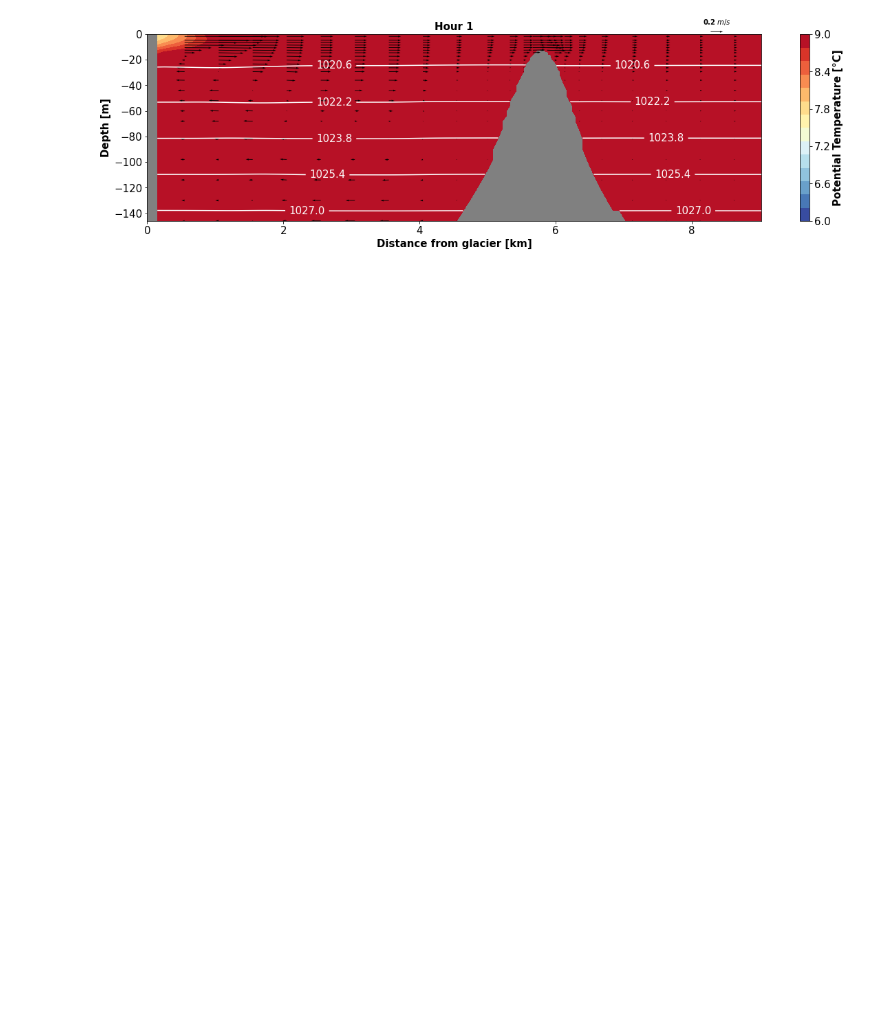
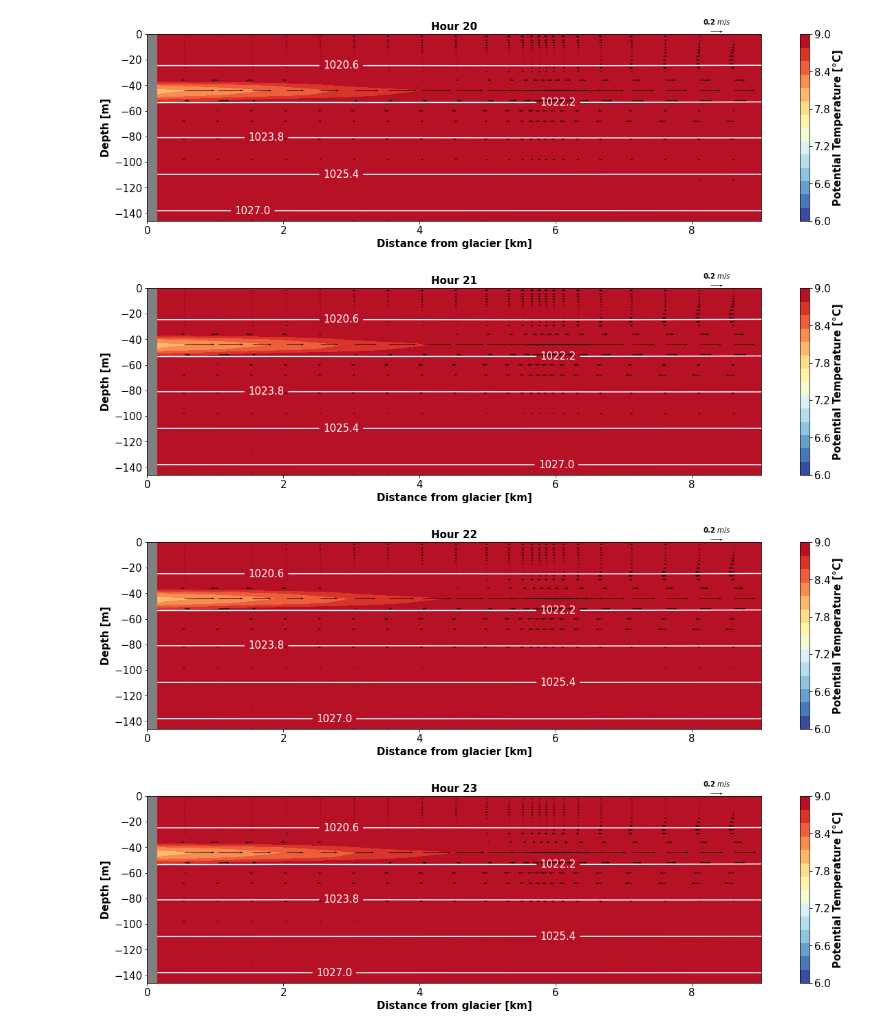
Before and after one commit to weiyangbao/Jupyter-Iceplume, a Jupyter notebook: AlongFjord_Shelf.ipynb, the cells around one changed output. Cells and saved outputs as stored; diff of their text form; code cells hidden in the pictures; blank space fills up the shorter version.

```diff
--- a/AlongFjord_Shelf.ipynb
+++ b/AlongFjord_Shelf.ipynb
@@ -5,8 +5,9 @@ import matplotlib.pyplot as plt
 import gsw
 import os
 # %%
-sd = 2 # Sill depth
-file = xr.open_dataset('/Users/weiyangbao/Documents/Model_outputs/qf350/state_' + str(format(sd,'03d')) + '.nc')
+sd = 150 # Sill depth
+#/Users/weiyangbao/Documents/Model_outputs/qf350/state_
+file = xr.open_dataset('/Volumes/Extreme SSD/MITgcm outputs/qf070/state_' + str(format(sd,'03d')) + '.nc')
 state = file.isel(X=range(120), Xp1=range(121), Y=range(30,39), Yp1=range(30,40)) # Remove the boundary walls and the shelf region
 # %%
 fig_path = "/Users/weiyangbao/Documents/Results_Figs/shelf-tide/Sill018//AFvel/"
@@ -20,7 +21,7 @@ ct = np.linspace(6,9,15) # Contour range for temperature
 count = 0
 
 # Time range
-for t in range(1,2):
+for t in range(20,24):
     count += 1
     pt = state.Temp.isel(T = t).data
     s = state.S.isel(T = t).data
@@ -46,34 +47,37 @@ for t in range(1,2):
     plt.contourf(x,z,pt_ymean, ct, cmap = 'RdYlBu_r')
     cbar = plt.colorbar(ticks = np.linspace(6,9,6))
     cbar.ax.tick_params(labelsize = 15)
     cbar.set_label('Potential Temperature [\N{DEGREE SIGN}C]', size = 15, weight = 'bold')
 
     # Plot isopycnals
     CS = plt.contour(x,z,rho_ymean,np.linspace(1019,1027,6), colors = 'w')
     plt.clabel(CS, fmt='%1.1f', fontsize=15, inline=1)
 
     # Plot velocity(Z, X) field
     u_ymean[[1,2,4,5,7,8,10,12,14,16,18,20,22,24,26,28], :] = np.nan
     w_ymean[[1,2,4,5,7,8,10,12,14,16,18,20,22,24,26,28], :] = np.nan
     u_ymean[::2,:] = np.nan
     w_ymean[::2,:] = np.nan
     Q = ax.quiver(x[::5],z,u_ymean[:,::5], w_ymean[:,::5], width=0.001, scale=1)
     ax.quiverkey(Q, 0.7, 0.89, 0.02,r'0.2 $m/s$', fontproperties={'weight': 'bold', 'size' : 10}, coordinates='figure')
 
     ax.set_xlim([0,x[-1]])
     #ax.set_xticklabels(np.linspace(0,10,6, dtype = int), size = 20)
     ax.set_ylim([min(z),0])
     #ax.set_yticklabels(np.linspace(-150,0,11, dtype = int), size = 20)
     plt.yticks(fontsize = 15)
     plt.xticks(fontsize = 15)
     ax.set_facecolor('gray')
     ax.set_xlabel('Distance from glacier [km]', size = 15, weight = 'bold')
     ax.set_ylabel('Depth [m]', size = 15, weight = 'bold')
     plt.title('Hour ' + str(t), size = 15, weight = 'bold')
     #plt.close()
     #fig.savefig(fig_path + '/time' + format(count, '03d') + '.png', dpi = 150, bbox_inches='tight')
 # %% [output]
-[figure, old version]
+[figure, new version]
+[figure, added]
+[figure, added]
+[figure, added]
 # %%
 # Generate GIF from saved output figures
 import imageio
```
Also changed, not shown: 5 other files.
